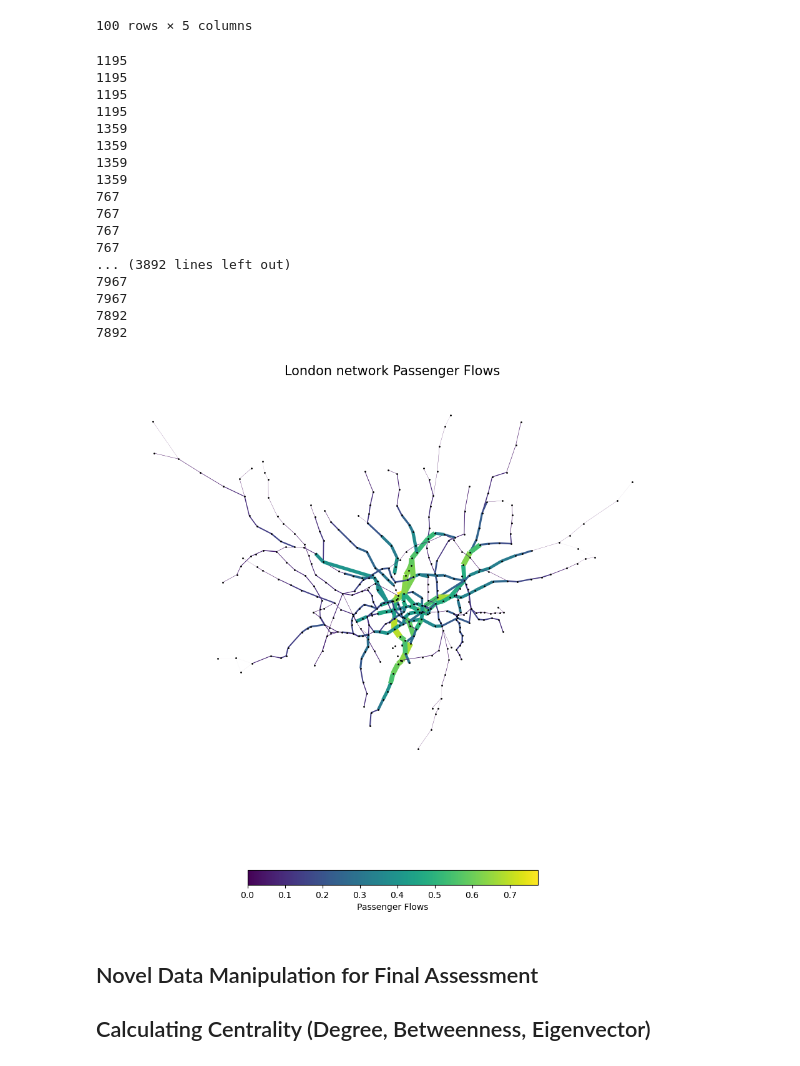
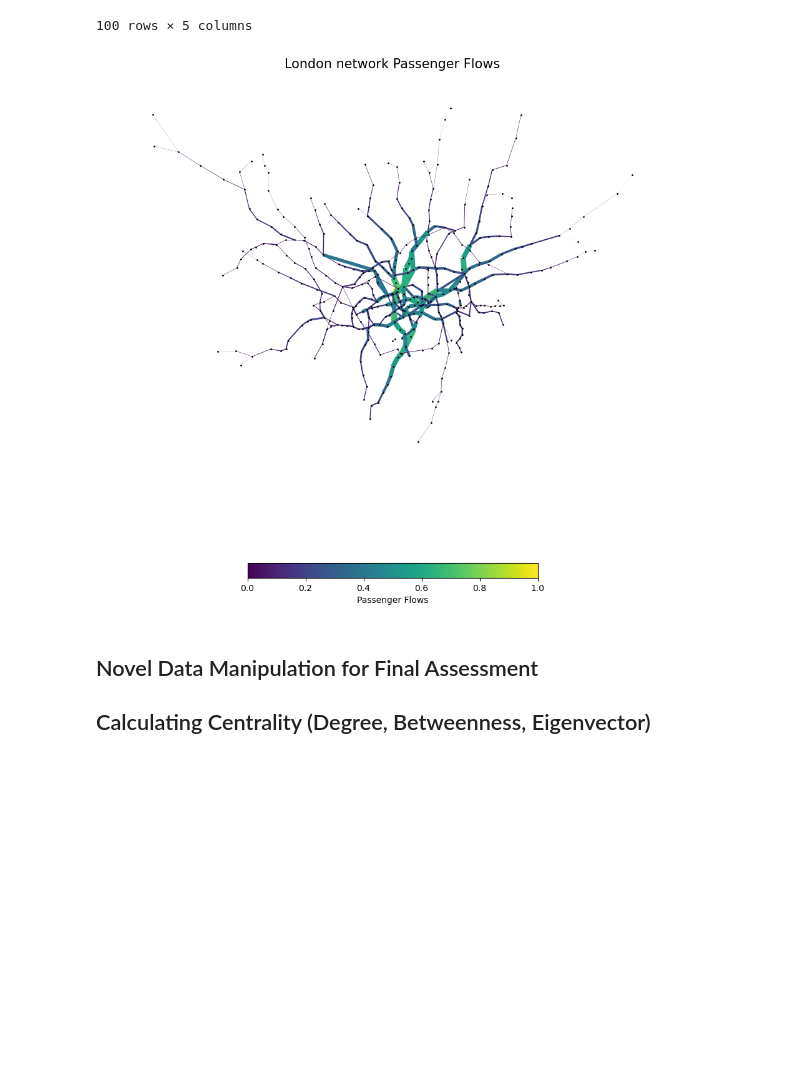
Before and after one commit to grolls23/UrbsimAssessment, a Jupyter notebook: UrbsimFinal.ipynb, the cells around one changed output. Saved outputs shown, nothing was run; the diff lists cells and outputs as text; code cells hidden in the pictures; blank space fills up the shorter version.

```diff
--- a/UrbsimFinal.ipynb
+++ b/UrbsimFinal.ipynb
@@ -294,10 +294,8 @@ for (origin, destination, line_name), flow_count in flows.items():
             data = G.get_edge_data(u, v, key=keys)
             if data and 'line_name' in data and data['line_name'] == line_name:
                 # Update the 'flows' attribute for the edge with matching line_name
-                G[u][v][keys]['flows'] = flow_count
-
-                print(flow_count)
-                print(G[u][v][keys]['flows'])
+                if u == origin and v == destination:
+                    G[u][v][keys]['flows'] = flow_count
 
 #Write to CSV
 """
@@ -314,51 +312,34 @@ with open(csv_filename, 'w', newline='') as csvfile:
     # Iterate over the edges and write them to the CSV file
     for u, v, data in G.edges(data=True):
         source = u
         target = v
         line_name = data.get('line_name', '')  # Get line_name attribute, default to empty string if not present
         flows = data.get('flows', 0)  # Get flows attribute, default to 0 if not present
         csv_writer.writerow([source, target, line_name, flows])
 """
 
 
 # Plot calculated flows
 flow_color = [(data.get('flows', 0) / max(flows_values)) for _, _, data in G.edges(data=True)]
 flow_width = [(data.get('flows', 0) / max(flows_values) * 10) for _, _, data in G.edges(data=True)]
 
 # Plot graph
 fig, ax = plt.subplots(figsize=(12,12))
 
 #pos=nx.spring_layout(X)
 edg=nx.draw_networkx_edges(G, pos,edge_color=flow_color, width=flow_width)
 
 nx.draw_networkx_nodes(G,
         pos = pos,
         node_color= 'black',
         node_size= 1)
 
 plt.colorbar(edg,label="Passenger Flows",orientation="horizontal", shrink=0.5)
 plt.axis("off")
 plt.title("London network Passenger Flows",fontsize=15)
 plt.show()
 # %% [output]
-1195
-1195
-1195
-1195
-1359
-1359
-1359
-1359
-767
-767
-767
-767
-... (3892 lines left out)
-7967
-7967
-7892
-7892
-[figure, old version]
+[figure, new version]
 # %% [markdown]
 ## Novel Data Manipulation for Final Assessment
 ## Calculating Centrality (Degree, Betweenness, Eigenvector)
```
Also changed, not shown: 1 other file.
